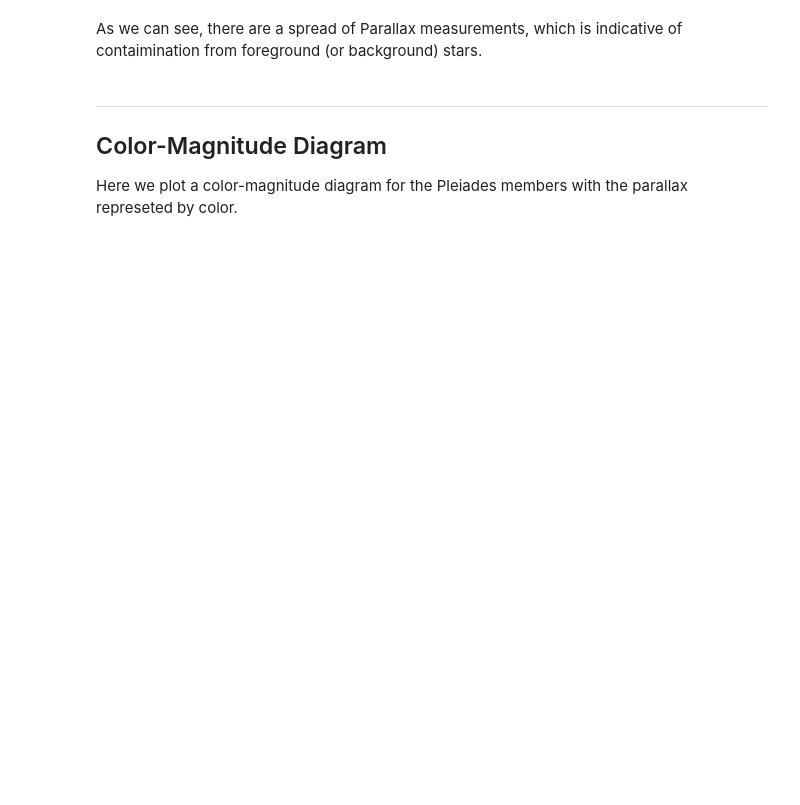
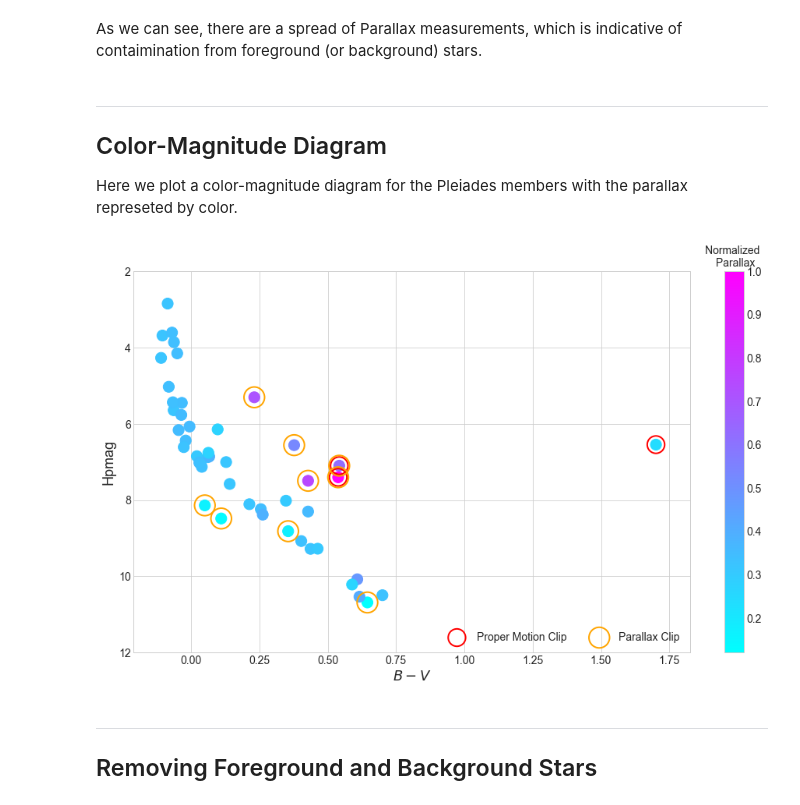
Before and after one commit to kaimibk/School, a Jupyter notebook: ASTR_423/A1/A1.ipynb, the cells around one changed output. Saved outputs shown, nothing was run; the diff lists cells and outputs as text; code cells hidden in the pictures; blank space fills up the shorter version.

```diff
--- a/ASTR_423/A1/A1.ipynb
+++ b/ASTR_423/A1/A1.ipynb
@@ -2,8 +2,3 @@
 ## Assignment \#1 : Estimating the Distance to the Pleiades
 # %% [markdown]
 Pleiades is an open star cluster located at approximately $(RA, \, DEC)_{2000} = (3h47m, +24^\circ 03')$ and approximately $450 \, [ly]$ ($\simeq 4\times 10^{15} \, [km]$) away. The goal of this assignment is to estimate the distance to this cluster using a sample from the Hipparcos catalog.
-# %%
-import numpy as np
-import pandas as pd
-import matplotlib.pyplot as plt
-plt.style.use('ggplot')
@@ -79,3 +105,30 @@ ___
 ## Color-Magnitude Diagram
 
 Here we plot a color-magnitude diagram for the Pleiades members with the parallax represeted by color.
+# %%
+fig = plt.figure(figsize=(16,9))
+
+plt.scatter(df["B-V"], df.Hpmag, c=df.Plx/df.Plx.max(), cmap=plt.cm.cool, s=200, label='')
+clb = plt.colorbar()
+clb.ax.set_title('Normalized \n Parallax')
+
+## -- Proper Motion Clipping
+pm_df = df[(df.pmRA > df.pmRA.median()+2.0*df.pmRA.std()) | (df.pmRA < df.pmRA.median()-2.0*df.pmRA.std())]
+plt.scatter(pm_df["B-V"], pm_df.Hpmag, s=500, facecolors='none', edgecolors= 'red', lw=2, label='Proper Motion Clip')
+
+
+## -- Parallax Clipping
+plx_df = df[(df.Plx > df.Plx.median() + 1.0*df.Plx.std()) | (df.Plx < df.Plx.median() - 1.0*df.Plx.std())]
+plt.scatter(plx_df["B-V"], plx_df.Hpmag, s=700, facecolors='none', edgecolors= 'orange', lw=2, label='Parallax Clip')
+
+plt.ylim(12, 2)
+plt.xlabel('$B-V$')
+plt.ylabel('Hpmag')
+plt.legend(loc=4, ncol=2)
+
+plt.savefig('color-mag.png', dpi=150, bbox_inches='tight')
+# %% [output]
+[figure, added]
+# %% [markdown]
+___
+## Removing Foreground and Background Stars
```
Also changed, not shown: parts of 13 cells of this notebook.
